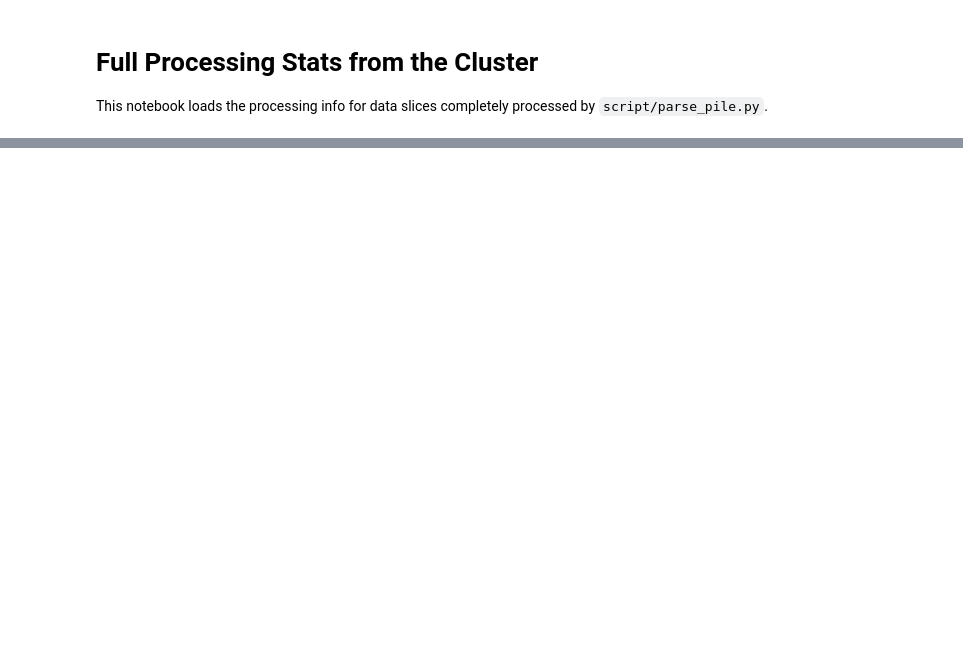
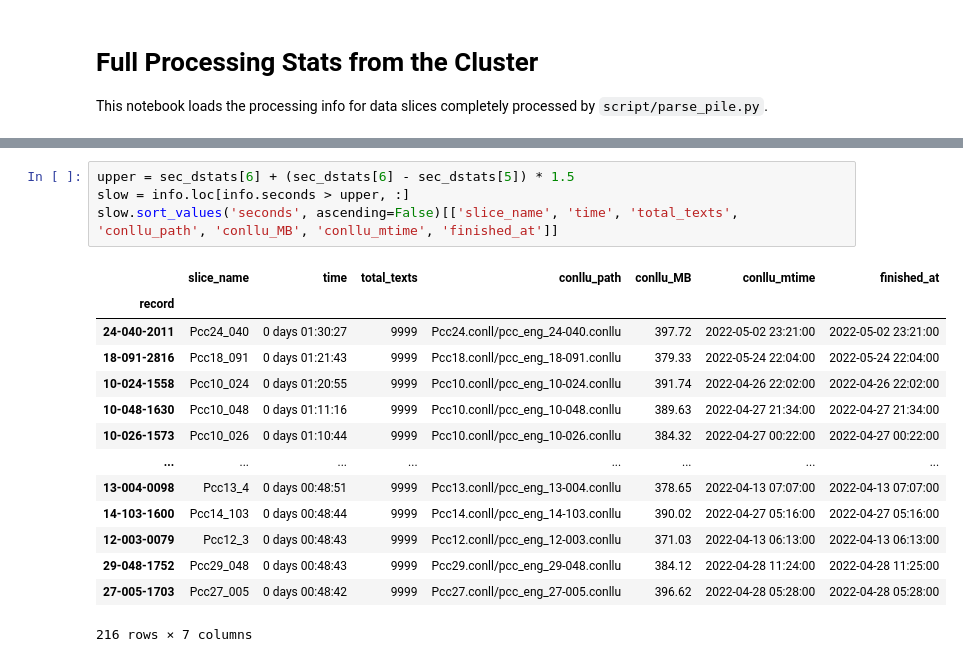
Before and after one commit to MatsRooth/puddin, a Jupyter notebook: notebooks/view_processing-index-csv.ipynb, the cells around one changed output, grey strips where cells are left out. Cells and saved outputs as stored; diff of their text form; blank space fills up the shorter version.

```diff
--- a/notebooks/view_processing-index-csv.ipynb
+++ b/notebooks/view_processing-index-csv.ipynb
@@ -63,0 +123,19 @@ Length: 38, dtype: string
+# %%
+upper = sec_dstats[6] + (sec_dstats[6] - sec_dstats[5]) * 1.5
+slow = info.loc[info.seconds > upper, :]
+slow.sort_values('seconds', ascending=False)[['slice_name', 'time', 'total_texts', 'conllu_path', 'conllu_MB', 'conllu_mtime', 'finished_at']]
+# %% [output]
+|  | slice_name | time | total_texts | conllu_path | conllu_MB | conllu_mtime | finished_at |
+| record |  |  |  |  |  |  |  |
+| 24-040-2011 | Pcc24_040 | 0 days 01:30:27 | 9999 | Pcc24.conll/pcc_eng_24-040.conllu | 397.72 | 2022-05-02 23:21:00 | 2022-05-02 23:21:00 |
+| 18-091-2816 | Pcc18_091 | 0 days 01:21:43 | 9999 | Pcc18.conll/pcc_eng_18-091.conllu | 379.33 | 2022-05-24 22:04:00 | 2022-05-24 22:04:00 |
+| 10-024-1558 | Pcc10_024 | 0 days 01:20:55 | 9999 | Pcc10.conll/pcc_eng_10-024.conllu | 391.74 | 2022-04-26 22:02:00 | 2022-04-26 22:02:00 |
+| 10-048-1630 | Pcc10_048 | 0 days 01:11:16 | 9999 | Pcc10.conll/pcc_eng_10-048.conllu | 389.63 | 2022-04-27 21:34:00 | 2022-04-27 21:34:00 |
+| 10-026-1573 | Pcc10_026 | 0 days 01:10:44 | 9999 | Pcc10.conll/pcc_eng_10-026.conllu | 384.32 | 2022-04-27 00:22:00 | 2022-04-27 00:22:00 |
+| ... | ... | ... | ... | ... | ... | ... | ... |
+| 13-004-0098 | Pcc13_4 | 0 days 00:48:51 | 9999 | Pcc13.conll/pcc_eng_13-004.conllu | 378.65 | 2022-04-13 07:07:00 | 2022-04-13 07:07:00 |
+| 14-103-1600 | Pcc14_103 | 0 days 00:48:44 | 9999 | Pcc14.conll/pcc_eng_14-103.conllu | 390.02 | 2022-04-27 05:16:00 | 2022-04-27 05:16:00 |
+| 12-003-0079 | Pcc12_3 | 0 days 00:48:43 | 9999 | Pcc12.conll/pcc_eng_12-003.conllu | 371.03 | 2022-04-13 06:13:00 | 2022-04-13 06:13:00 |
+| 29-048-1752 | Pcc29_048 | 0 days 00:48:43 | 9999 | Pcc29.conll/pcc_eng_29-048.conllu | 384.12 | 2022-04-28 11:24:00 | 2022-04-28 11:25:00 |
+| 27-005-1703 | Pcc27_005 | 0 days 00:48:42 | 9999 | Pcc27.conll/pcc_eng_27-005.conllu | 396.62 | 2022-04-28 05:28:00 | 2022-04-28 05:28:00 |
+216 rows × 7 columns
```
Also changed, not shown: parts of 21 cells of this notebook, 6 other files.
